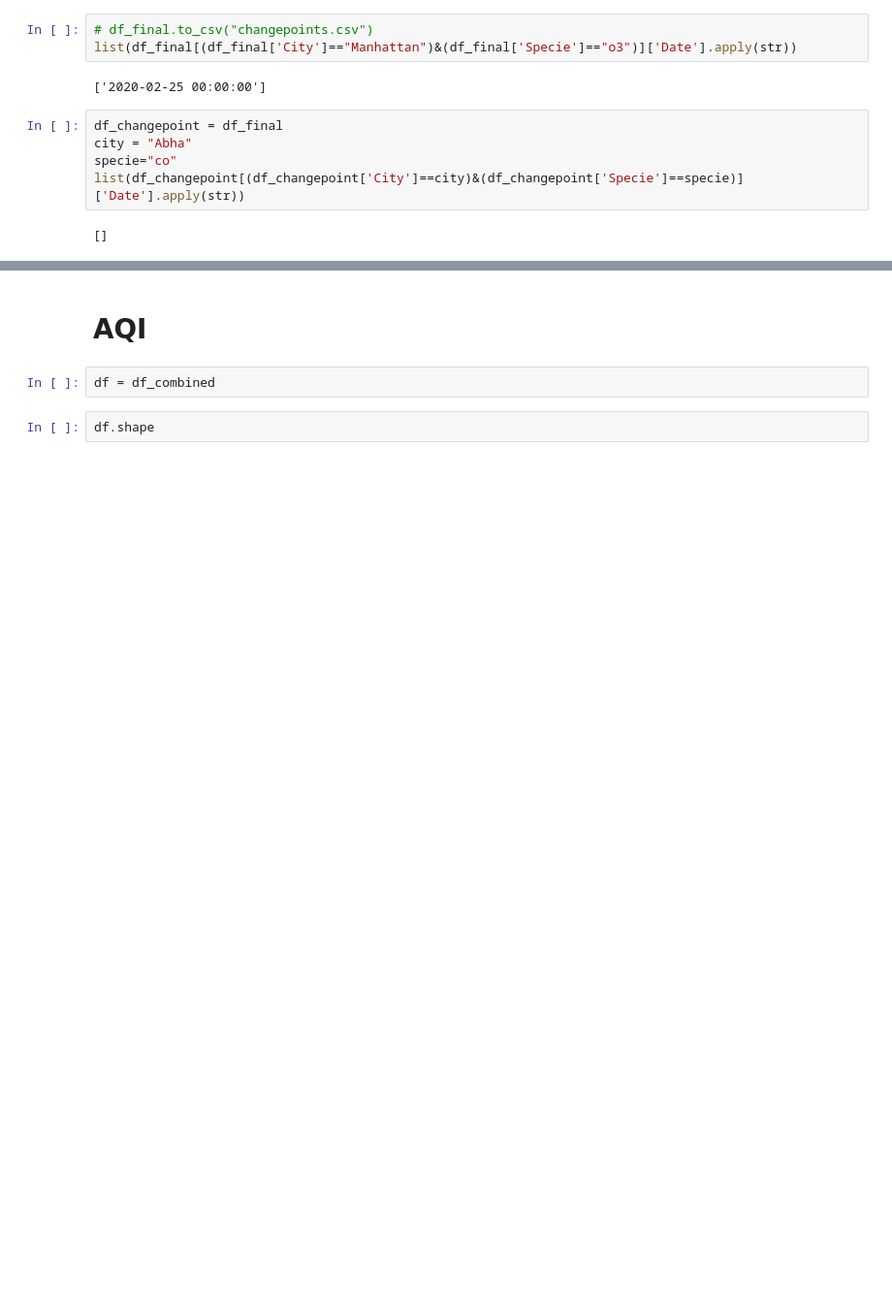
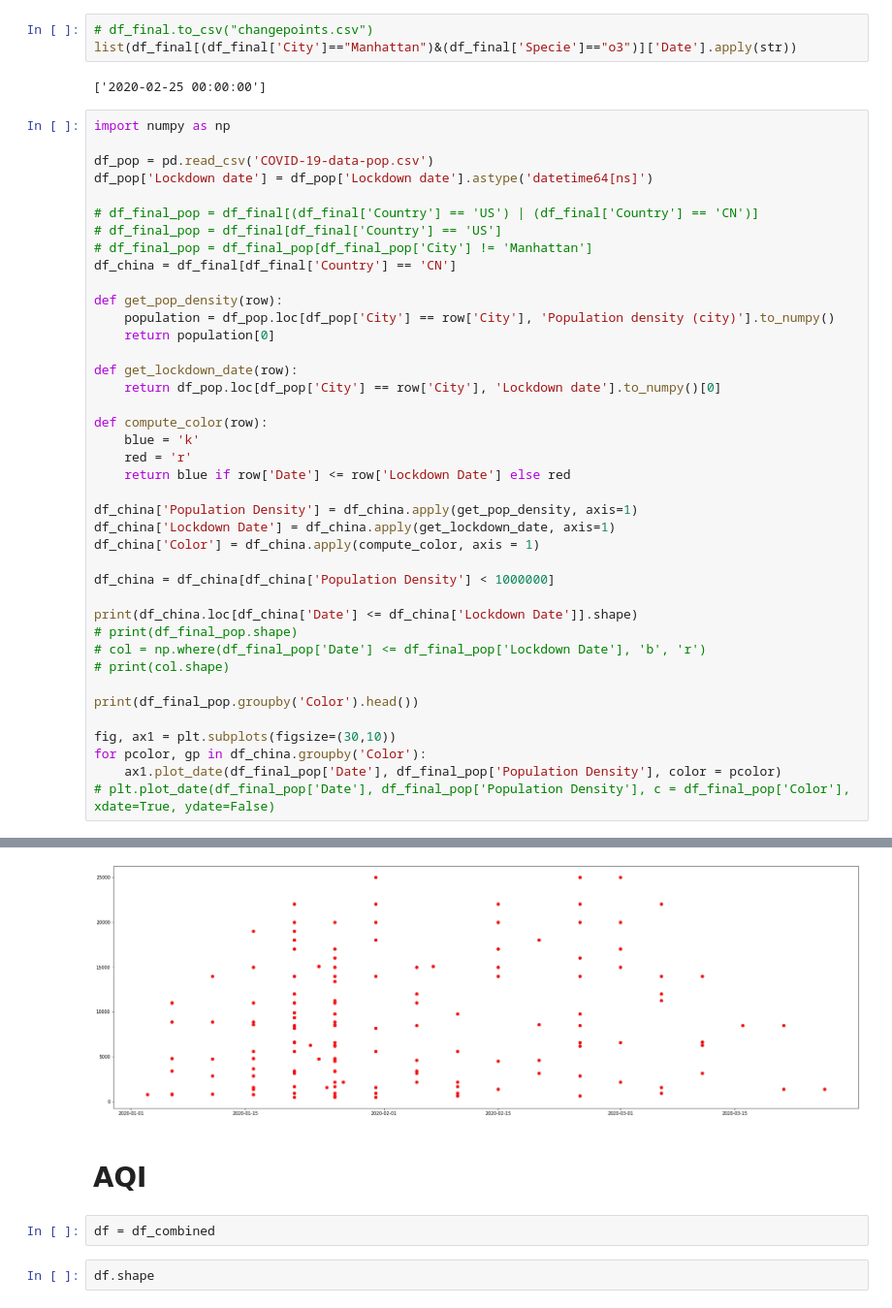
Before and after one commit to sherryxhu/Covid-Datafest-2020, a Jupyter notebook: EDA.ipynb, the cells around one changed output, grey strips where cells are left out. Shown at 97% size. Cells and saved outputs as stored; diff of their text form; blank space fills up the shorter version.

Commit message:
running population statistics

```diff
--- a/EDA.ipynb
+++ b/EDA.ipynb
@@ -168,10 +168,44 @@ df_final
 list(df_final[(df_final['City']=="Manhattan")&(df_final['Specie']=="o3")]['Date'].apply(str))
 # %% [output]
 ['2020-02-25 00:00:00']
-# %%
-df_changepoint = df_final
-city = "Abha"
-specie="co"
-list(df_changepoint[(df_changepoint['City']==city)&(df_changepoint['Specie']==specie)]['Date'].apply(str))
-# %% [output]
-[]
+# %%
+import numpy as np
+
+df_pop = pd.read_csv('COVID-19-data-pop.csv')
+df_pop['Lockdown date'] = df_pop['Lockdown date'].astype('datetime64[ns]')
+
+# df_final_pop = df_final[(df_final['Country'] == 'US') | (df_final['Country'] == 'CN')]
+# df_final_pop = df_final[df_final['Country'] == 'US']
+# df_final_pop = df_final_pop[df_final_pop['City'] != 'Manhattan']
+df_china = df_final[df_final['Country'] == 'CN']
+
+def get_pop_density(row):
+    population = df_pop.loc[df_pop['City'] == row['City'], 'Population density (city)'].to_numpy()
+    return population[0]
+
+def get_lockdown_date(row):
+    return df_pop.loc[df_pop['City'] == row['City'], 'Lockdown date'].to_numpy()[0]
+
+def compute_color(row):
+    blue = 'k'
+    red = 'r'
+    return blue if row['Date'] <= row['Lockdown Date'] else red
+
+df_china['Population Density'] = df_china.apply(get_pop_density, axis=1)
+df_china['Lockdown Date'] = df_china.apply(get_lockdown_date, axis=1)
+df_china['Color'] = df_china.apply(compute_color, axis = 1)
+
+df_china = df_china[df_china['Population Density'] < 1000000]
+
+print(df_china.loc[df_china['Date'] <= df_china['Lockdown Date']].shape)
+# print(df_final_pop.shape)
+# col = np.where(df_final_pop['Date'] <= df_final_pop['Lockdown Date'], 'b', 'r')
+# print(col.shape)
+
+print(df_final_pop.groupby('Color').head())
+
+fig, ax1 = plt.subplots(figsize=(30,10))
+for pcolor, gp in df_china.groupby('Color'):
+    ax1.plot_date(df_final_pop['Date'], df_final_pop['Population Density'], color = pcolor)
+# plt.plot_date(df_final_pop['Date'], df_final_pop['Population Density'], c = df_final_pop['Color'], xdate=True, ydate=False)
+# %% [output]
@@ -178,3 +247,4 @@ list(df_changepoint[(df_changepoint['City']==city)&(df_changepoint['Specie']==sp
+[figure, added]
 # %% [markdown]
 # AQI
 # %%
```
Also changed, not shown: parts of 11 cells of this notebook, 1 other file.
